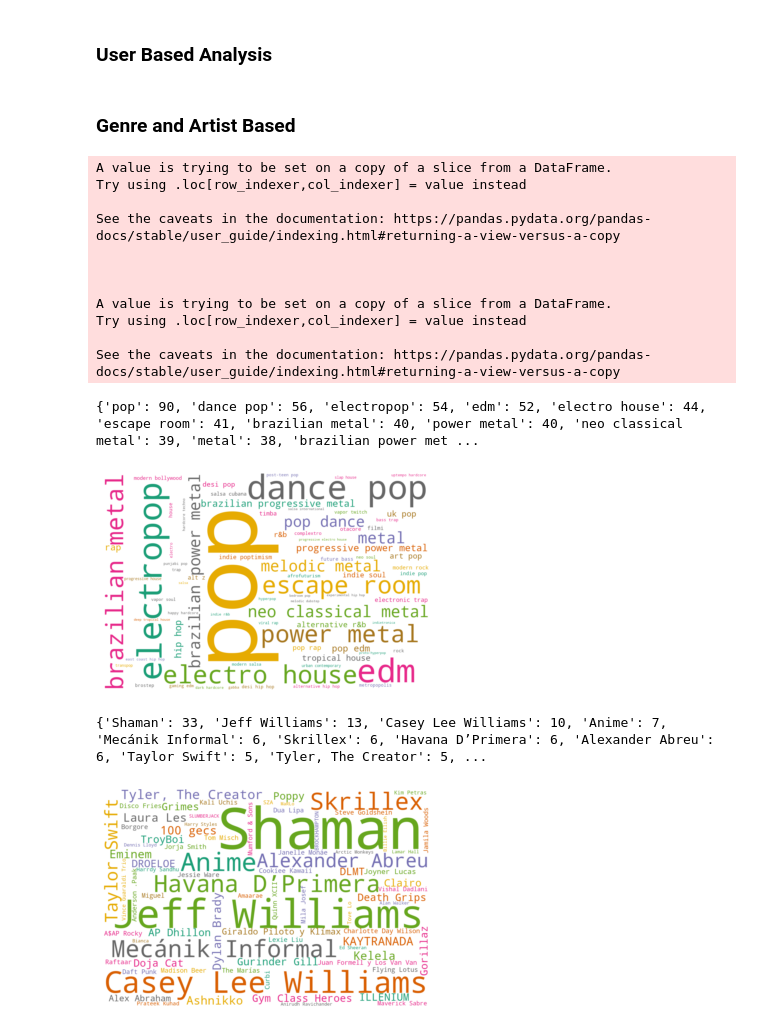
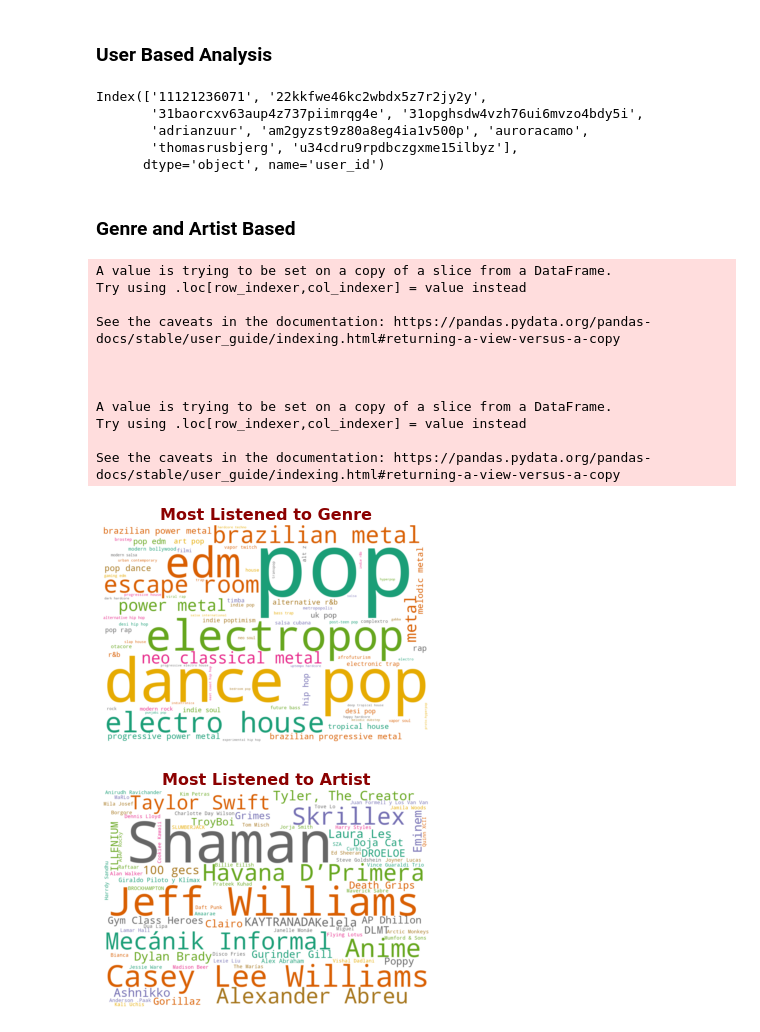
Before and after one commit to TSOx2AIC/data-visualisation-web, a Jupyter notebook: src/data_viz.ipynb, the cells around one changed output. Saved outputs shown, nothing was run; the diff lists cells and outputs as text; code cells hidden in the pictures.

```diff
--- a/src/data_viz.ipynb
+++ b/src/data_viz.ipynb
@@ -44,3 +48,11 @@ fig.update_layout(margin = dict(l=0, r=0, b=0, t=0))
+# %%
+user_average_data.index
+# %% [output]
+Index(['11121236071', '22kkfwe46kc2wbdx5z7r2jy2y',
+       '31baorcxv63aup4z737piimrqg4e', '31opghsdw4vzh76ui6mvzo4bdy5i',
+       'adrianzuur', 'am2gyzst9z80a8eg4ia1v500p', 'auroracamo',
+       'thomasrusbjerg', 'u34cdru9rpdbczgxme15ilbyz'],
+      dtype='object', name='user_id')
 # %% [markdown]
 ### Genre and Artist Based
 # %%
@@ -55,35 +67,52 @@ artist_genre_song = artist_genre_song.explode('genres')
 ###### Creating Ranking for Genres & Artists respectively
 genre_rank = artist_genre_song[["genres", "name"]].groupby(["genres"]).nunique().sort_values(by = 'name', ascending=False)
 genre_rank = genre_rank[genre_rank["name"] > 5]
 
 artist_rank = artist_genre_song[["artist_names", "name"]].groupby(["artist_names"]).nunique().sort_values(by = 'name', ascending=False)
 artist_rank = artist_rank[artist_rank["name"] != 1]
 
 ###### Generating WordCloud
 
 for i in [genre_rank, artist_rank]:
     d = i.to_dict()["name"]
-    print(d)
 
     wordcloud = WordCloud(width = 1200, height = 800, background_color = 'white', colormap = 'Dark2')
     wordcloud.generate_from_frequencies(d)
     plt.figure()
     plt.imshow(wordcloud, interpolation="bilinear")
     plt.axis("off")
+    font = {'family': 'numans',
+        'color':  'darkred',
+        'weight': 'bold',
+        'size': 16,
+        }
+
+    if len(i) == len(genre_rank):
+        plt.title("Most Listened to Genre", fontdict = font)
+
+    else:
+        plt.title("Most Listened to Artist", fontdict = font)
+
+
     plt.show()
+genre_rank_bar = genre_rank[genre_rank["name"] > 10]
+fig_genre = px.bar(genre_rank_bar, x = genre_rank_bar.index, y = 'name', labels = {'genres': 'Genre Name', 'name': "Count of Songs"})
+fig_genre.show()
+
+artist_rank_bar = artist_rank[artist_rank["name"] > 2]
+fig_artist = px.bar(artist_rank_bar, x = artist_rank_bar.index, y = 'name', labels = {'genres': 'Artist Name', 'name': "Count of Songs"})
+fig_artist.show()
 # %% [output]
 A value is trying to be set on a copy of a slice from a DataFrame.
 Try using .loc[row_indexer,col_indexer] = value instead
 
 See the caveats in the documentation: https://pandas.pydata.org/pandas-docs/stable/user_guide/indexing.html#returning-a-view-versus-a-copy
 
 
 
 A value is trying to be set on a copy of a slice from a DataFrame.
 Try using .loc[row_indexer,col_indexer] = value instead
 
 See the caveats in the documentation: https://pandas.pydata.org/pandas-docs/stable/user_guide/indexing.html#returning-a-view-versus-a-copy
-{'pop': 90, 'dance pop': 56, 'electropop': 54, 'edm': 52, 'electro house': 44, 'escape room': 41, 'brazilian metal': 40, 'power metal': 40, 'neo classical metal': 39, 'metal': 38, 'brazilian power met ...
-[figure, old version]
+[figure, new version]
-{'Shaman': 33, 'Jeff Williams': 13, 'Casey Lee Williams': 10, 'Anime': 7, 'Mecánik Informal': 6, 'Skrillex': 6, 'Havana D’Primera': 6, 'Alexander Abreu': 6, 'Taylor Swift': 5, 'Tyler, The Creator': 5, ...
-[figure, old version]
+[figure, new version]
```
Also changed, not shown: parts of 2 cells of this notebook, 2 other files.
